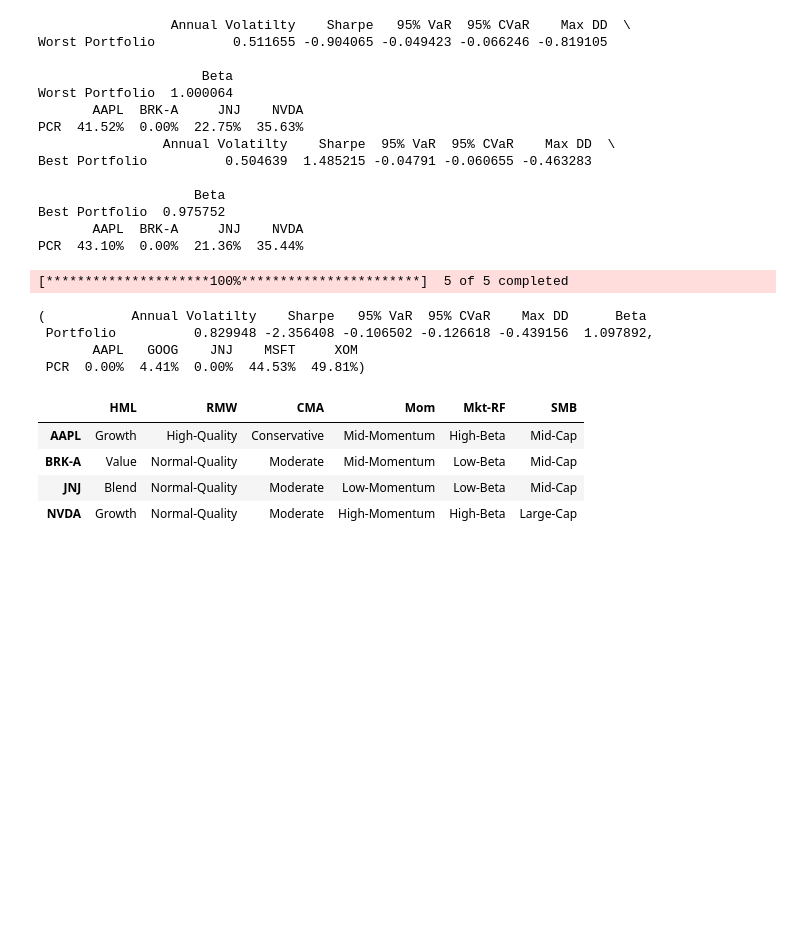
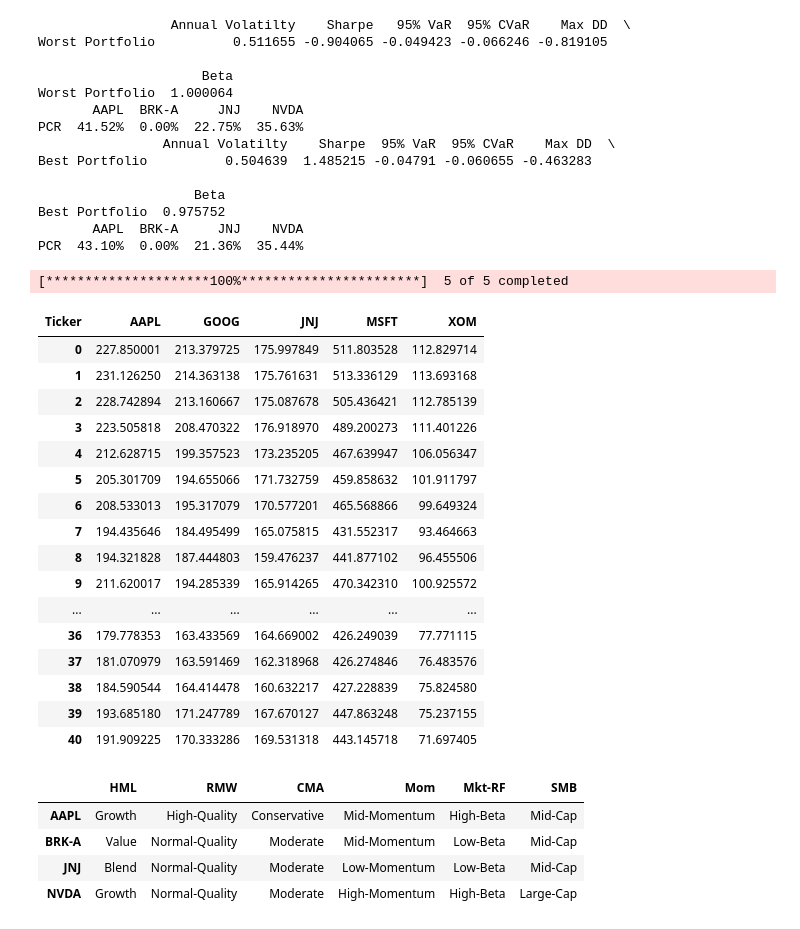
Before and after one commit to csciulla/portfolio-risk-simulator, a Jupyter notebook: notebooks/portfolio_risk_prototyping.ipynb, the cells around one changed output. Saved outputs shown, nothing was run; the diff lists cells and outputs as text; code cells hidden in the pictures; blank space fills up the shorter version.

Commit message:
Minor UI adjustments and refined cumulative portfolio value display

```diff
--- a/notebooks/portfolio_risk_prototyping.ipynb
+++ b/notebooks/portfolio_risk_prototyping.ipynb
@@ -843,6 +843,7 @@ def historical(df:pd.DataFrame, crisis:str):
     crisisReturns = np.log(dfcrisis/dfcrisis.shift()).dropna()
     cumReturns = (1+crisisReturns).cumprod()
     crisisPrices = last_price.mul(cumReturns)
+    crisisPrices.index = range(len(crisisPrices))
     return crisisPrices
 
   except Exception as e:
@@ -851,13 +852,26 @@ def historical(df:pd.DataFrame, crisis:str):
 # %%
 df = yf.download(["AAPL", "MSFT", "GOOG", "JNJ", "XOM"], period='10y', auto_adjust=False)["Adj Close"]
 hist = historical(df, "COVID")
-calculate_metrics([0.0, 0.056, 0.0, 0.444, 0.5], hist)
+#calculate_metrics([0.0, 0.056, 0.0, 0.444, 0.5], hist)
 # %% [output]
 [*********************100%***********************]  5 of 5 completed
-(           Annual Volatilty    Sharpe   95% VaR  95% CVaR    Max DD      Beta
- Portfolio          0.829948 -2.356408 -0.106502 -0.126618 -0.439156  1.097892,
-       AAPL   GOOG    JNJ    MSFT     XOM
- PCR  0.00%  4.41%  0.00%  44.53%  49.81%)
+| Ticker | AAPL | GOOG | JNJ | MSFT | XOM |
+| 0 | 227.850001 | 213.379725 | 175.997849 | 511.803528 | 112.829714 |
+| 1 | 231.126250 | 214.363138 | 175.761631 | 513.336129 | 113.693168 |
+| 2 | 228.742894 | 213.160667 | 175.087678 | 505.436421 | 112.785139 |
+| 3 | 223.505818 | 208.470322 | 176.918970 | 489.200273 | 111.401226 |
+| 4 | 212.628715 | 199.357523 | 173.235205 | 467.639947 | 106.056347 |
+| 5 | 205.301709 | 194.655066 | 171.732759 | 459.858632 | 101.911797 |
+| 6 | 208.533013 | 195.317079 | 170.577201 | 465.568866 | 99.649324 |
+| 7 | 194.435646 | 184.495499 | 165.075815 | 431.552317 | 93.464663 |
+| 8 | 194.321828 | 187.444803 | 159.476237 | 441.877102 | 96.455506 |
+| 9 | 211.620017 | 194.285339 | 165.914265 | 470.342310 | 100.925572 |
+| ... | ... | ... | ... | ... | ... |
+| 36 | 179.778353 | 163.433569 | 164.669002 | 426.249039 | 77.771115 |
+| 37 | 181.070979 | 163.591469 | 162.318968 | 426.274846 | 76.483576 |
+| 38 | 184.590544 | 164.414478 | 160.632217 | 427.228839 | 75.824580 |
+| 39 | 193.685180 | 171.247789 | 167.670127 | 447.863248 | 75.237155 |
+| 40 | 191.909225 | 170.333286 | 169.531318 | 443.145718 | 71.697405 |
 # %%
 class FactorStress:
     def __init__(self, portfolio_df:pd.DataFrame):
```
Also changed, not shown: 3 other files.
